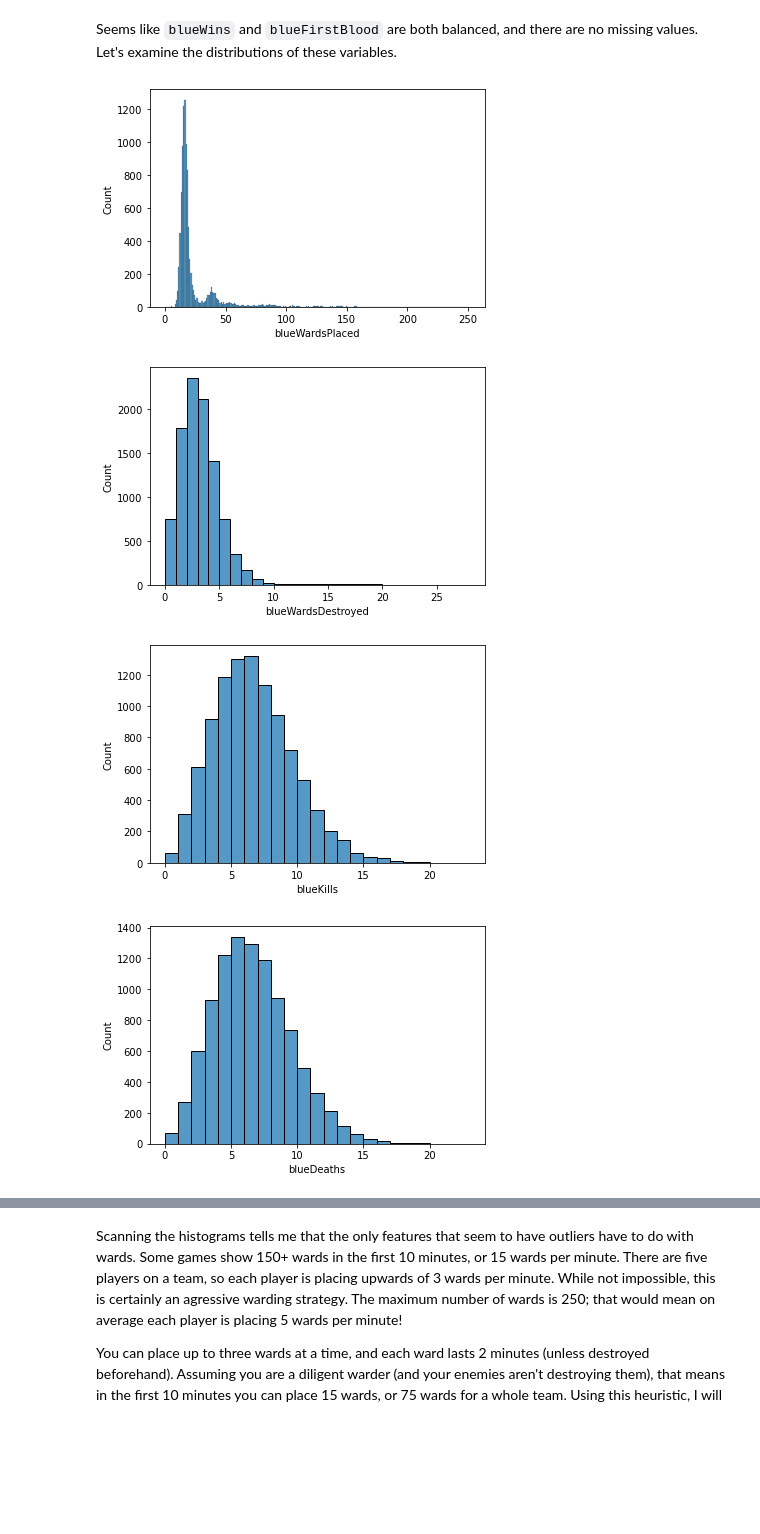
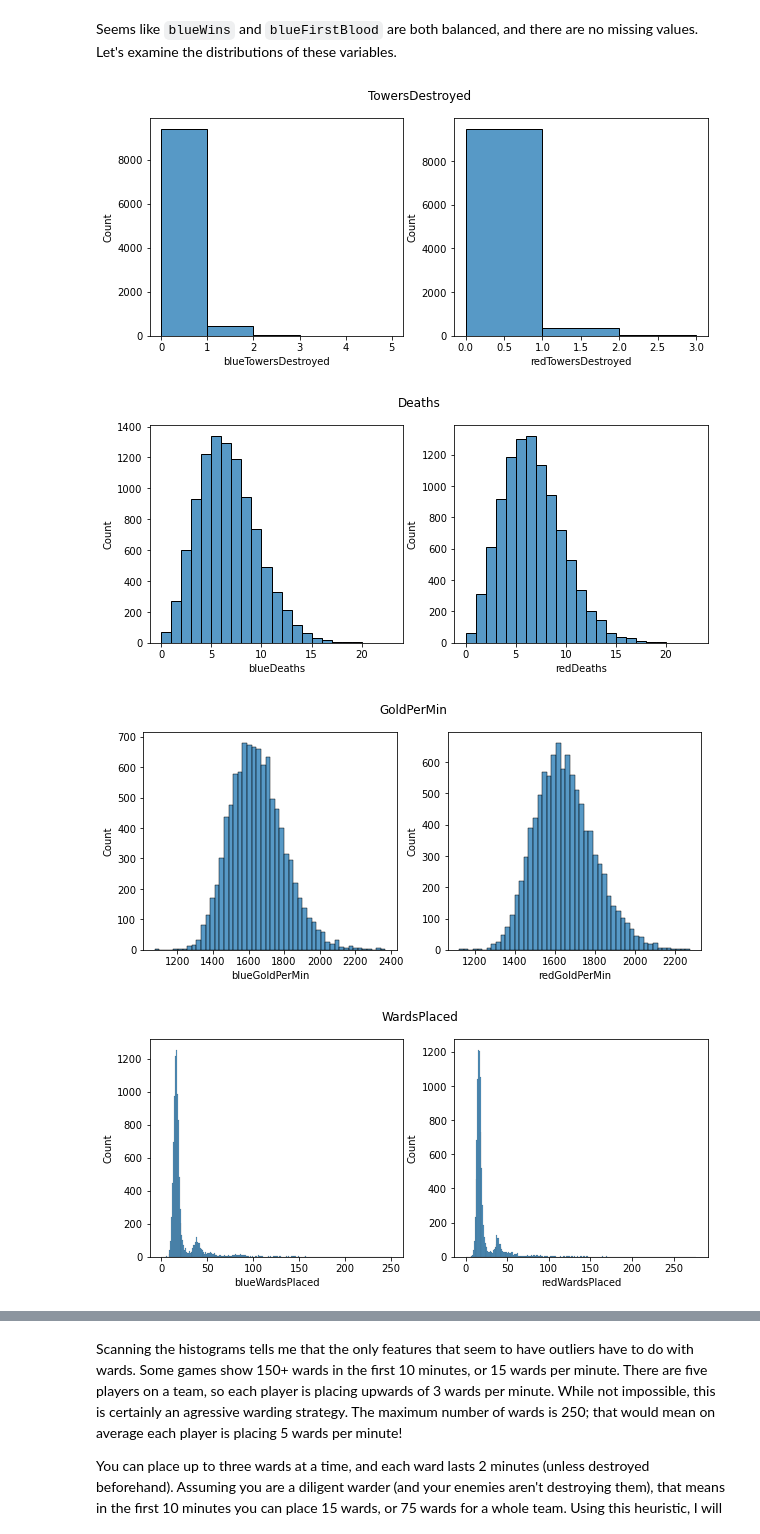
Before and after one commit to awray3/league_of_legends, a Jupyter notebook: league_of_legends.ipynb, the cells around one changed output, grey strips where cells are left out. Cells and saved outputs as stored; diff of their text form; code cells hidden in the pictures; blank space fills up the shorter version.

Commit message:
Update histograms

```diff
--- a/league_of_legends.ipynb
+++ b/league_of_legends.ipynb
@@ -136,32 +136,41 @@ Name: blueFirstBlood, dtype: int64
 # %% [markdown]
 Seems like `blueWins` and `blueFirstBlood` are both balanced, and there are no missing values. Let's examine the distributions of these variables.
 # %%
+# get list of metrics without the features
+features = list(lol.drop(["blueWins", "blueFirstBlood", "redFirstBlood"], axis=1).columns)
+features = list(set([col.replace("blue","").replace("red", "") for col in features]))
+
 # look at histograms of each variable
-def make_histograms(df: pd.DataFrame):
-    for col in df.columns:
-        if df[col].dtype == 'int64':
-            sns.histplot(df[col], bins=np.arange(0, np.max(df[col])+2, 1))
+def make_histograms(df: pd.DataFrame, features=features):
+    for col in features:
+        fig, ax = plt.subplots(1, 2, figsize=(10, 4))
+
+        if df["blue"+col].dtype == 'int64':
+            sns.histplot(df["blue" + col], ax=ax[0], bins=np.arange(0, np.max(df["blue" + col])+2, 1))
+            sns.histplot(df["red" + col], ax=ax[1], bins=np.arange(0, np.max(df["red" + col])+2, 1))
         else:
-            sns.histplot(df[col], bins=50)
+            sns.histplot(df["blue" + col], ax=ax[0], bins=50)
+            sns.histplot(df["red" + col], ax=ax[1], bins=50)
+        fig.suptitle(col)
         plt.show()
 
 # ad-hoc convert datatypes so a reasonable number of bins will be created
 make_histograms(
     lol.drop(["blueWins", "blueFirstBlood"], axis=1).\
         astype({'blueTotalGold': np.float64,
                 'redTotalGold': np.float64,
                 'blueTotalExperience': np.float64,
                 'redTotalExperience': np.float64,
                 'blueGoldDiff': np.float64,
                 'redGoldDiff': np.float64,
                 'blueExperienceDiff': np.float64,
                 'redExperienceDiff': np.float64,
                 'blueTotalMinionsKilled': np.float64,
                 'redTotalMinionsKilled': np.float64,
                })
 )
 # %% [output]
-[figure, old version]
+[figure, new version]
-[figure, old version]
+[figure, new version]
-[figure, old version]
+[figure, new version]
-[figure, old version]
+[figure, new version]
```
Also changed, not shown: parts of 10 cells of this notebook.
